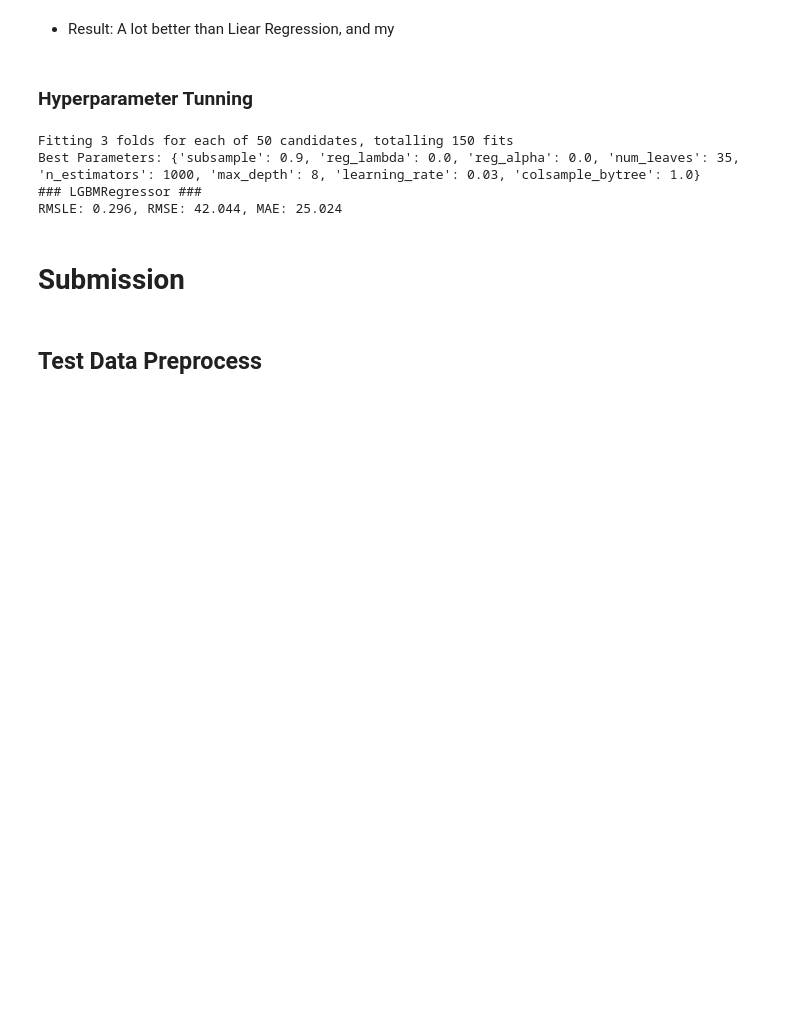
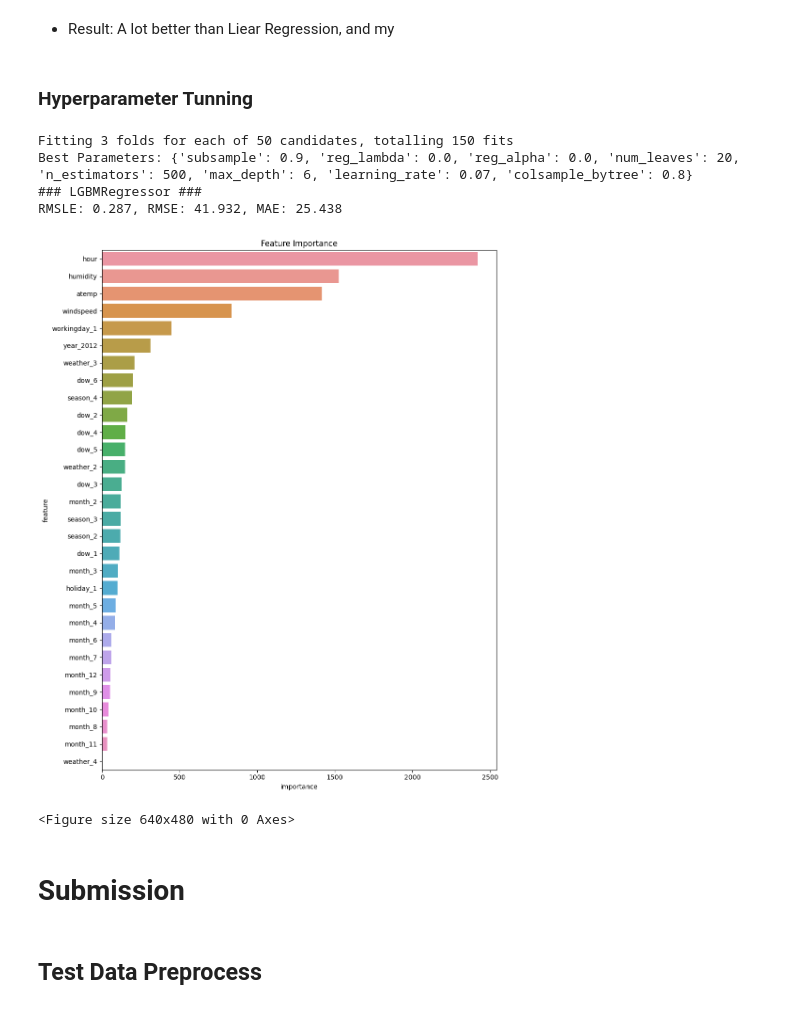
Before and after one commit to LanguageExchanger/Regression, a Jupyter notebook: shared-bike-demand-prediction.ipynb, the cells around one changed output. Saved outputs shown, nothing was run; the diff lists cells and outputs as text; code cells hidden in the pictures; blank space fills up the shorter version.

```diff
--- a/shared-bike-demand-prediction.ipynb
+++ b/shared-bike-demand-prediction.ipynb
@@ -420,16 +396,35 @@ search = RandomizedSearchCV(
         random_state=42,
         n_jobs=-1
     )
-search.fit(X_train, y_train)
+search.fit(X_train, y_train, feature_name = list(X_train.columns))
 best_model = search.best_estimator_
 
 print("Best Parameters:", search.best_params_)
 get_model_predict(best_model, X_train.values, X_test.values, y_train.values, y_test.values, is_expm1=True)
 # %% [output]
 Fitting 3 folds for each of 50 candidates, totalling 150 fits
-Best Parameters: {'subsample': 0.9, 'reg_lambda': 0.0, 'reg_alpha': 0.0, 'num_leaves': 35, 'n_estimators': 1000, 'max_depth': 8, 'learning_rate': 0.03, 'colsample_bytree': 1.0}
+Best Parameters: {'subsample': 0.9, 'reg_lambda': 0.0, 'reg_alpha': 0.0, 'num_leaves': 20, 'n_estimators': 500, 'max_depth': 6, 'learning_rate': 0.07, 'colsample_bytree': 0.8}
 ### LGBMRegressor ###
-RMSLE: 0.296, RMSE: 42.044, MAE: 25.024
+RMSLE: 0.287, RMSE: 41.932, MAE: 25.438
+# %%
+importances = best_model.feature_importances_
+
+# 시각화용 데이터프레임 생성
+feat_importance_df = pd.DataFrame({
+    'feature': X_train.columns,
+    'importance': importances
+}).sort_values(by='importance', ascending=False)
+
+# 시각화
+plt.figure(figsize=(10, 12))
+sns.barplot(x='importance', y='feature', data=feat_importance_df)
+plt.title('Feature Importance')
+plt.tight_layout()
+plt.show()
+plt.savefig('Feature Importance.png', dpi=300)
+# %% [output]
+[figure, added]
+<Figure size 640x480 with 0 Axes>
 # %% [markdown]
 # Submission
 # %% [markdown]
```
Also changed, not shown: parts of 12 cells of this notebook.
